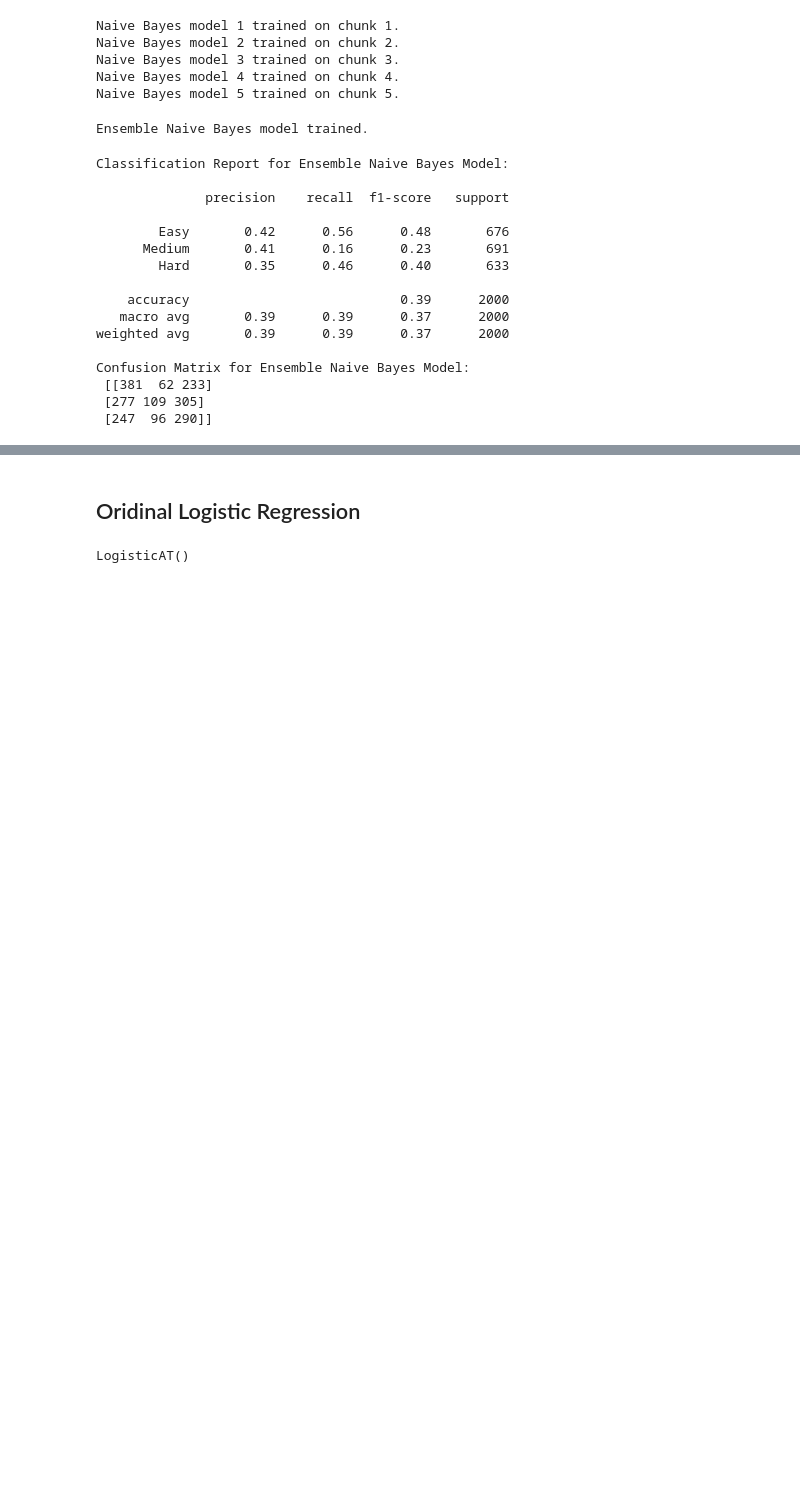
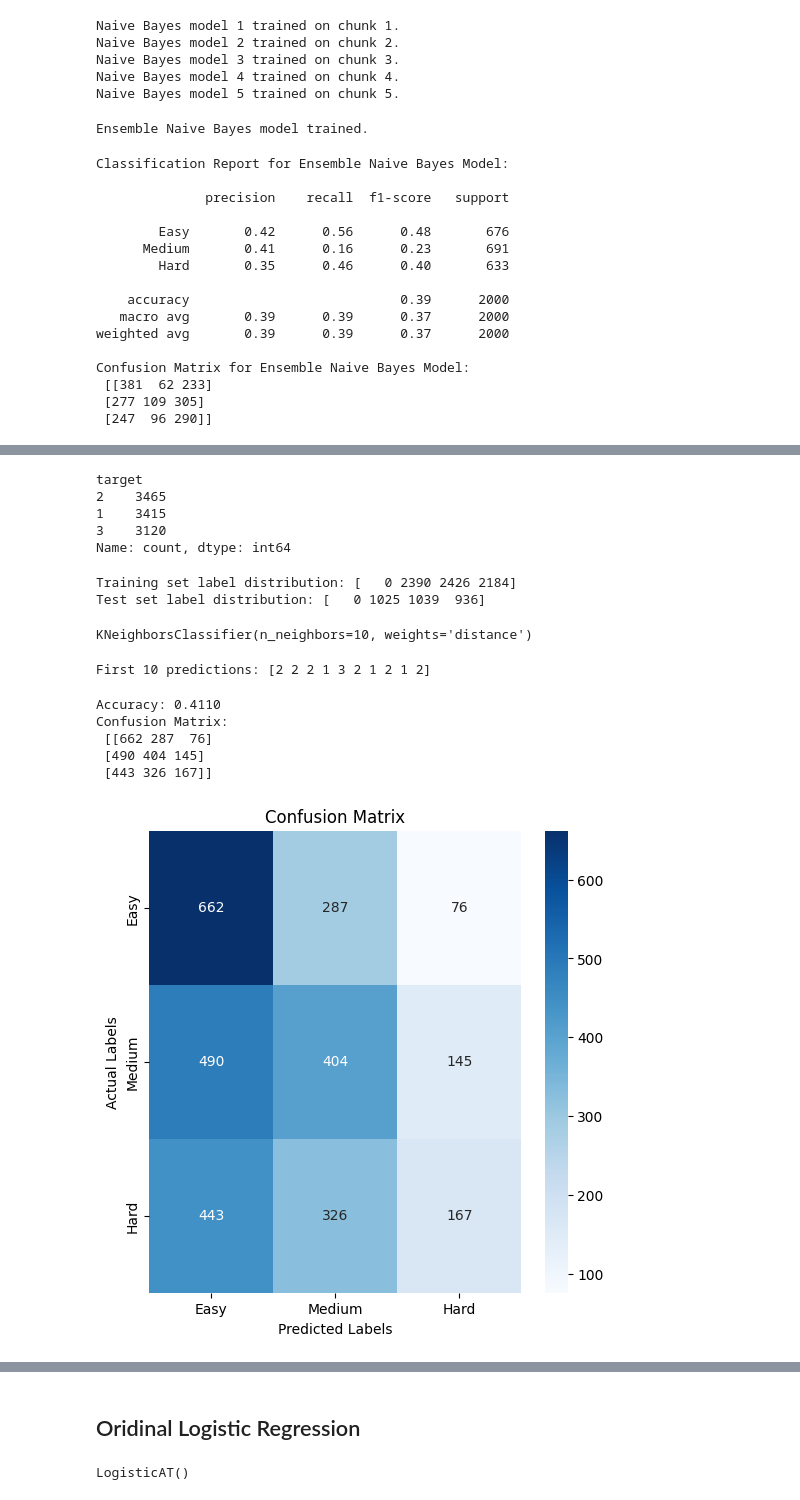
Before and after one commit to LeweLotki/sudoku_classifier, a Jupyter notebook: notebooks/training.ipynb, the cells around one changed output, grey strips where cells are left out. Cells and saved outputs as stored; diff of their text form; code cells hidden in the pictures; blank space fills up the shorter version.

Commit message:
training

```diff
--- a/notebooks/training.ipynb
+++ b/notebooks/training.ipynb
@@ -435,0 +459,10 @@ Confusion Matrix for Ensemble Naive Bayes Model:
+# %%
+df['target'] = df['target'].replace({1: 1, 2: 1, 3: 2, 4: 3, 5: 3})
+
+df['target'].value_counts()
+# %% [output]
+target
+2    3465
+1    3415
+3    3120
+Name: count, dtype: int64
@@ -435,0 +477,44 @@ Confusion Matrix for Ensemble Naive Bayes Model:
+# %%
+X_train, X_test, y_train, y_test = train_test_split(X, target, test_size=0.3, random_state=42, stratify=target)
+
+print("Training set label distribution:", np.bincount(y_train))
+print("Test set label distribution:", np.bincount(y_test))
+# %% [output]
+Training set label distribution: [   0 2390 2426 2184]
+Test set label distribution: [   0 1025 1039  936]
+# %%
+scaler = StandardScaler()
+X_train = scaler.fit_transform(X_train)
+X_test = scaler.transform(X_test)
+# %%
+knn = KNeighborsClassifier(n_neighbors=10, weights='distance')
+
+knn.fit(X_train, y_train)
+# %% [output]
+KNeighborsClassifier(n_neighbors=10, weights='distance')
+# %%
+y_pred = knn.predict(X_test)
+
+print("First 10 predictions:", y_pred[:10])
+# %% [output]
+First 10 predictions: [2 2 2 1 3 2 1 2 1 2]
+# %%
+accuracy = accuracy_score(y_test, y_pred)
+print(f"Accuracy: {accuracy:.4f}")
+
+conf_matrix = confusion_matrix(y_test, y_pred)
+print("Confusion Matrix:\n", conf_matrix)
+
+plt.figure(figsize=(6, 6))
+sns.heatmap(conf_matrix, annot=True, fmt='d', cmap='Blues', xticklabels=['Easy', 'Medium', 'Hard'], yticklabels=['Easy', 'Medium', 'Hard'])
+plt.title("Confusion Matrix")
+plt.ylabel("Actual Labels")
+plt.xlabel("Predicted Labels")
+plt.show()
+# %% [output]
+Accuracy: 0.4110
+Confusion Matrix:
+ [[662 287  76]
+ [490 404 145]
+ [443 326 167]]
+[figure, added]
```
Also changed, not shown: parts of 14 cells of this notebook, 11 other files.
